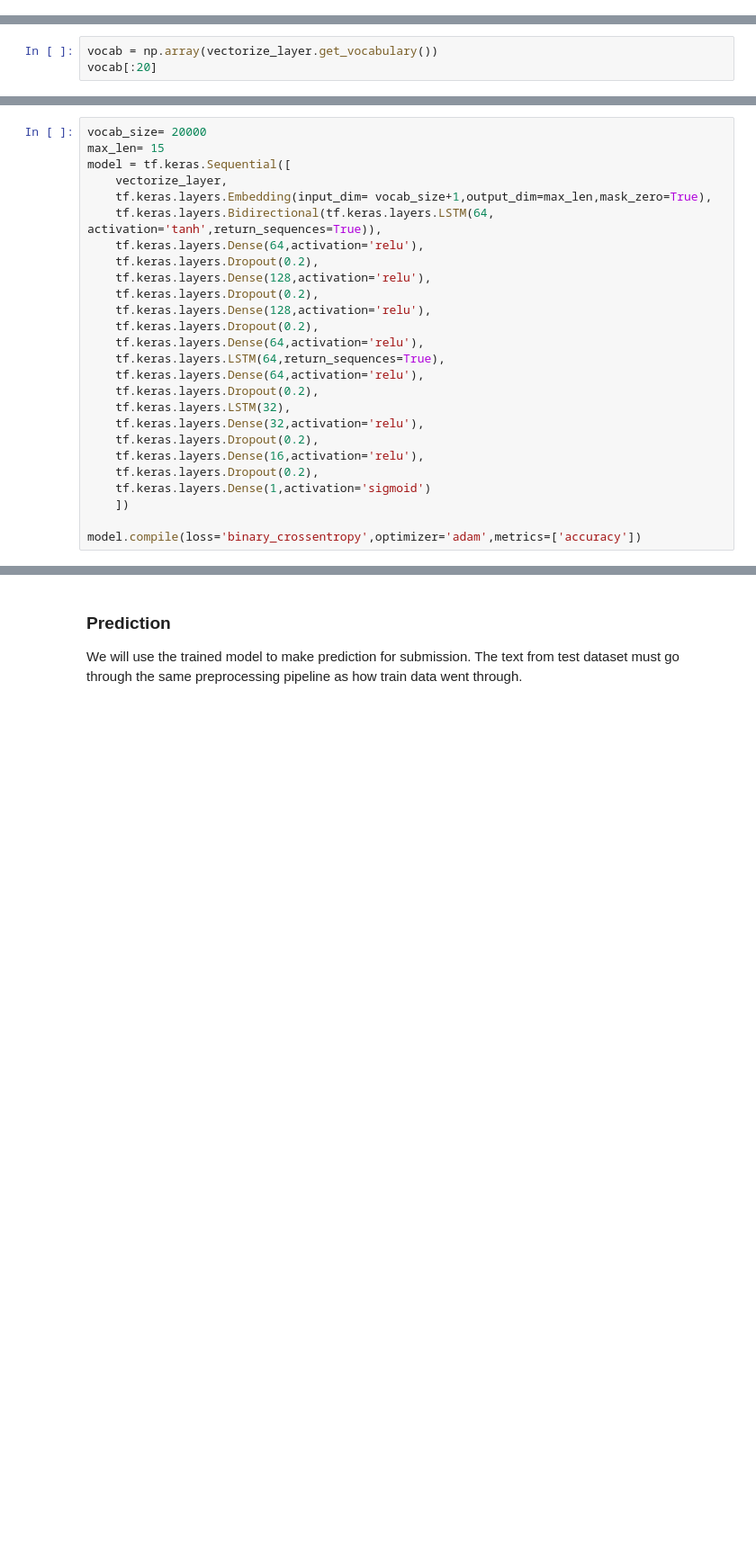
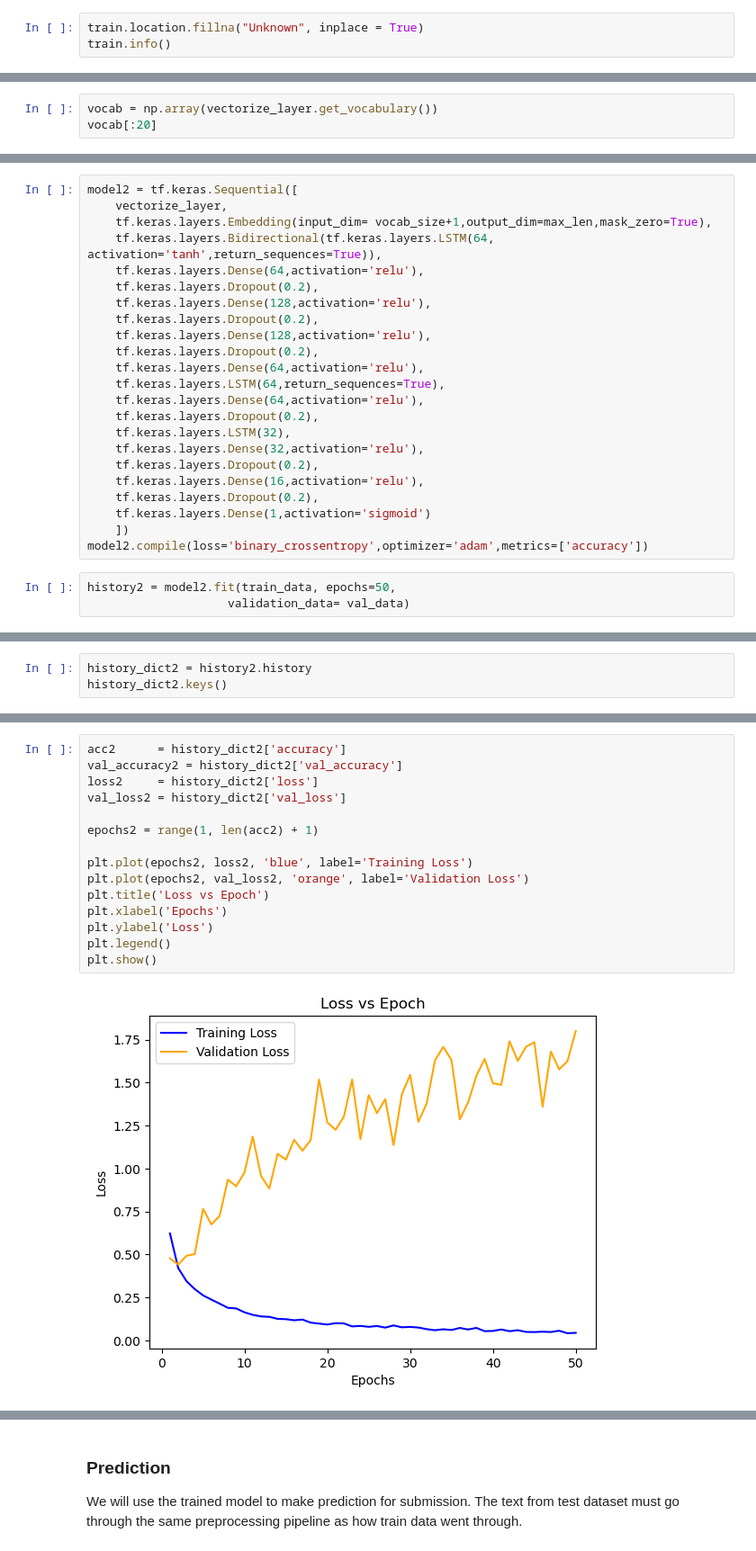
Before and after one commit to aaronliruns/nlp-w-disaster-tweets-lstm, a Jupyter notebook: nlp-w-disaster-tweets-lstm.ipynb, the cells around one changed output, grey strips where cells are left out. Shown: that part at 90% size. Cells and saved outputs as stored; diff of their text form; blank space fills up the shorter version.

```diff
--- a/nlp-w-disaster-tweets-lstm.ipynb
+++ b/nlp-w-disaster-tweets-lstm.ipynb
@@ -35,0 +39,3 @@ train.info()
+# %%
+train.location.fillna("Unknown", inplace = True)
+train.info()
@@ -147,7 +262,5 @@ LSTM will be used for this NLP problem: the first layer is the Embedded layer th
 # %%
-vocab_size= 20000
-max_len= 15
-model = tf.keras.Sequential([
+model2 = tf.keras.Sequential([
     vectorize_layer,
     tf.keras.layers.Embedding(input_dim= vocab_size+1,output_dim=max_len,mask_zero=True),
     tf.keras.layers.Bidirectional(tf.keras.layers.LSTM(64, activation='tanh',return_sequences=True)),
@@ -168,5 +281,7 @@ model = tf.keras.Sequential([
     tf.keras.layers.Dropout(0.2),
     tf.keras.layers.Dense(1,activation='sigmoid')
     ])
-
-model.compile(loss='binary_crossentropy',optimizer='adam',metrics=['accuracy'])
+model2.compile(loss='binary_crossentropy',optimizer='adam',metrics=['accuracy'])
+# %%
+history2 = model2.fit(train_data, epochs=50,
+                    validation_data= val_data)
@@ -172,0 +306,3 @@ model.compile(loss='binary_crossentropy',optimizer='adam',metrics=['accuracy'])
+# %%
+history_dict2 = history2.history
+history_dict2.keys()
@@ -172,0 +311,17 @@ model.compile(loss='binary_crossentropy',optimizer='adam',metrics=['accuracy'])
+# %%
+acc2      = history_dict2['accuracy']
+val_accuracy2 = history_dict2['val_accuracy']
+loss2     = history_dict2['loss']
+val_loss2 = history_dict2['val_loss']
+
+epochs2 = range(1, len(acc2) + 1)
+
+plt.plot(epochs2, loss2, 'blue', label='Training Loss')
+plt.plot(epochs2, val_loss2, 'orange', label='Validation Loss')
+plt.title('Loss vs Epoch')
+plt.xlabel('Epochs')
+plt.ylabel('Loss')
+plt.legend()
+plt.show()
+# %% [output]
+[figure, added]
```
Also changed, not shown: parts of 46 cells of this notebook, 1 other file.
